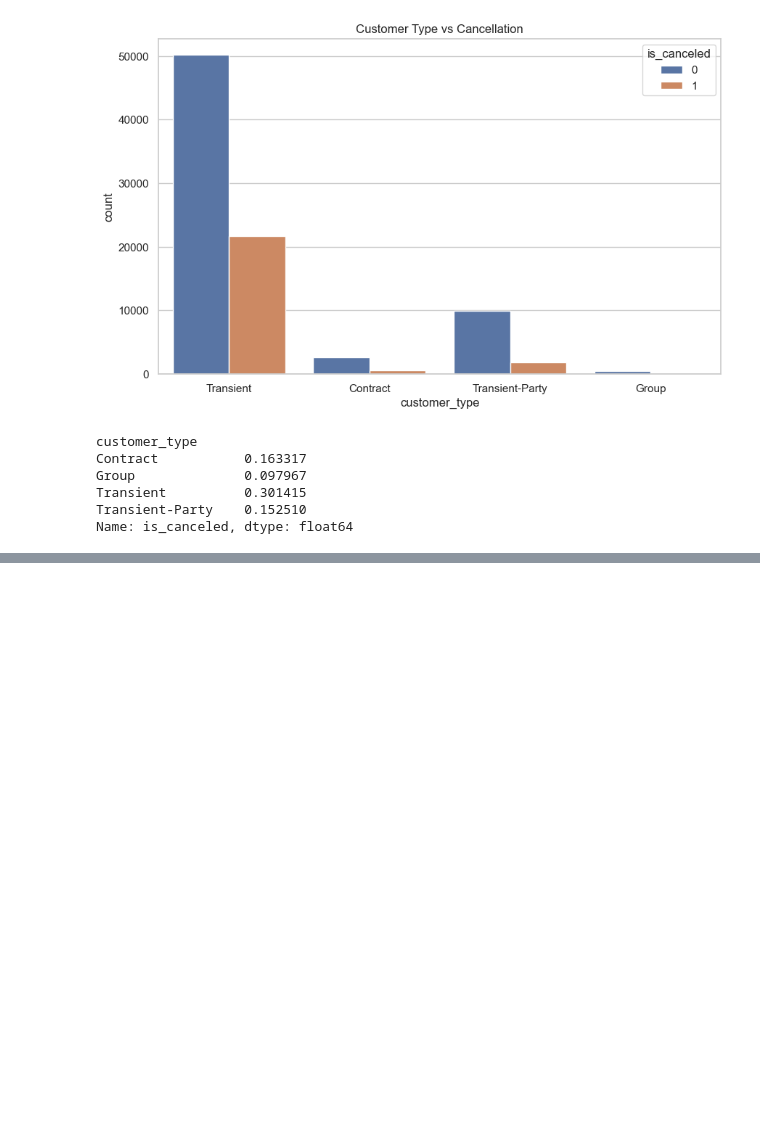
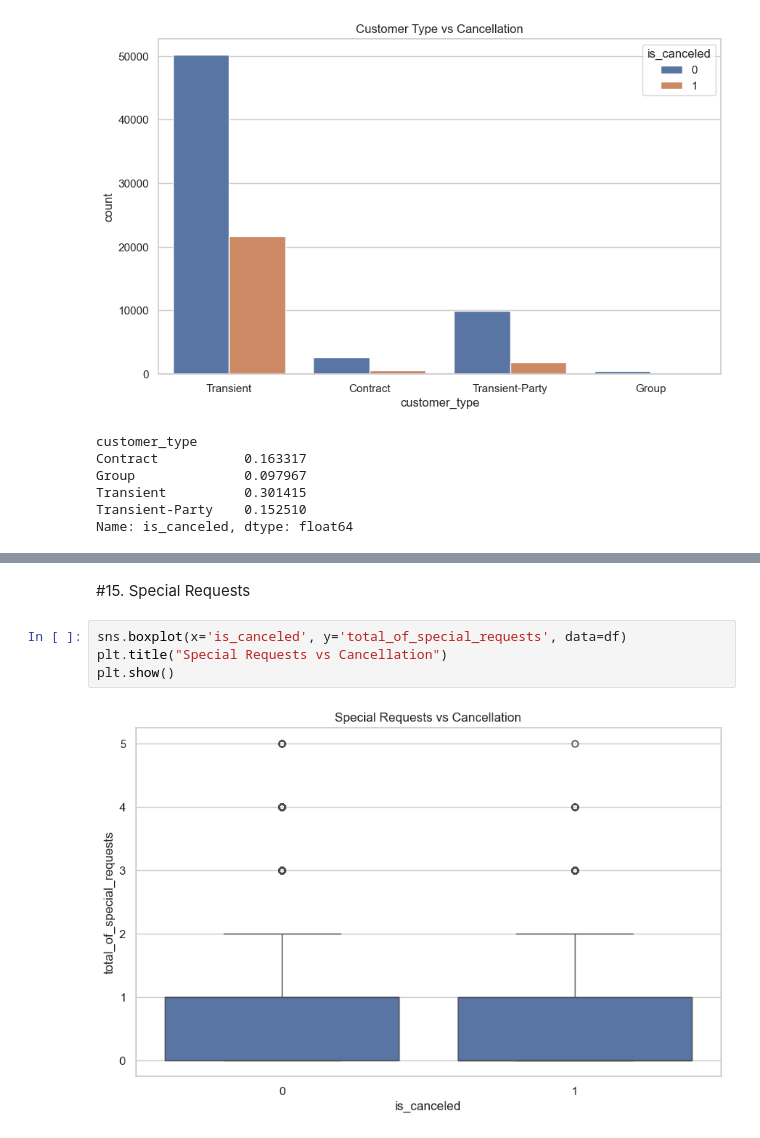
Before and after one commit to Jerolin911/Travel-Tourism-Hospitality-Customer-Retention-Analysis-Dynamic-Pricing, a Jupyter notebook: Project2_EDA.ipynb, the cells around one changed output, grey strips where cells are left out. Cells and saved outputs as stored; diff of their text form; blank space fills up the shorter version.

```diff
--- a/Project2_EDA.ipynb
+++ b/Project2_EDA.ipynb
@@ -194,0 +216,8 @@ Name: is_canceled, dtype: float64
+# %% [markdown]
+#15. Special Requests
+# %%
+sns.boxplot(x='is_canceled', y='total_of_special_requests', data=df)
+plt.title("Special Requests vs Cancellation")
+plt.show()
+# %% [output]
+[figure, added]
```
Also changed, not shown: parts of 4 cells of this notebook.
